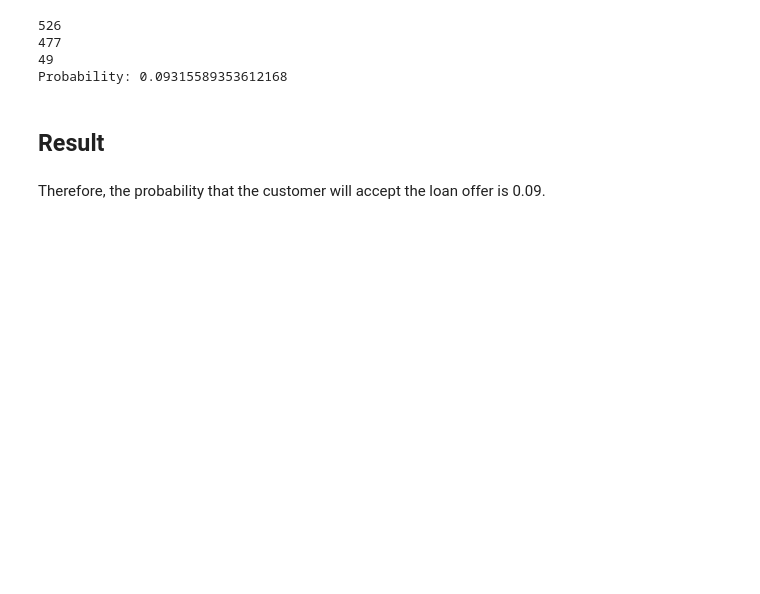
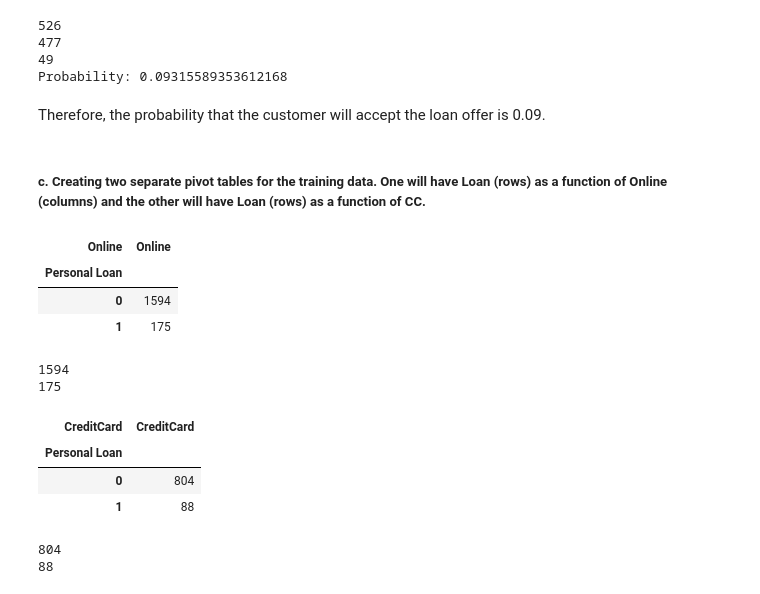
Before and after one commit to codes-at-elm/naive_bayes_classifier, a Jupyter notebook: personal_loan_acceptance.ipynb, the cells around one changed output. Drawn from its saved outputs; the diff is of its cells as text; code cells hidden in the pictures; blank space fills up the shorter version.

```diff
--- a/personal_loan_acceptance.ipynb
+++ b/personal_loan_acceptance.ipynb
@@ -99,7 +144,38 @@ print('Probability:', probability)
 477
 49
 Probability: 0.09315589353612168
-# %% [markdown]
-## Result
 # %% [markdown]
 Therefore, the probability that the customer will accept the loan offer is 0.09.
+# %% [markdown]
+##### c. Creating two separate pivot tables for the training data. One will have Loan (rows) as a function of Online (columns) and the other will have Loan (rows) as a function of CC.
+# %%
+train_df_melted_1 = train_df[['Personal Loan', 'Online']].melt(id_vars=['Personal Loan'], var_name='Online', value_name='Count')
+train_df_pivot_1 = train_df_melted_1.pivot_table(index=['Personal Loan'], columns='Online', values='Online', aggfunc='sum')
+display(train_df_pivot_1.head())
+
+# I calculate following only to see if pivot table creation was correct
+temp_df = train_df[['Personal Loan', 'Online']]
+print(len(temp_df[(temp_df['Personal Loan'] == 0) & (temp_df['Online'] == 1)].index))
+print(len(temp_df[(temp_df['Personal Loan'] == 1) & (temp_df['Online'] == 1)].index))
+
+train_df_melted_2 = train_df[['Personal Loan', 'CreditCard']].melt(id_vars=['Personal Loan'], var_name='CreditCard', value_name='Count')
+train_df_pivot_2 = train_df_melted_2.pivot_table(index=['Personal Loan'], columns='CreditCard', values='CreditCard', aggfunc='sum')
+display(train_df_pivot_2.head())
+
+# I calculate following only to see if pivot table creation was correct
+temp_df = train_df[['Personal Loan', 'CreditCard']]
+print(len(temp_df[(temp_df['Personal Loan'] == 0) & (temp_df['CreditCard'] == 1)].index))
+print(len(temp_df[(temp_df['Personal Loan'] == 1) & (temp_df['CreditCard'] == 1)].index))
+# %% [output]
+| Online | Online |
+| Personal Loan |  |
+| 0 | 1594 |
+| 1 | 175 |
+1594
+175
+| CreditCard | CreditCard |
+| Personal Loan |  |
+| 0 | 804 |
+| 1 | 88 |
+804
+88
```
Also changed, not shown: parts of 31 cells of this notebook.
